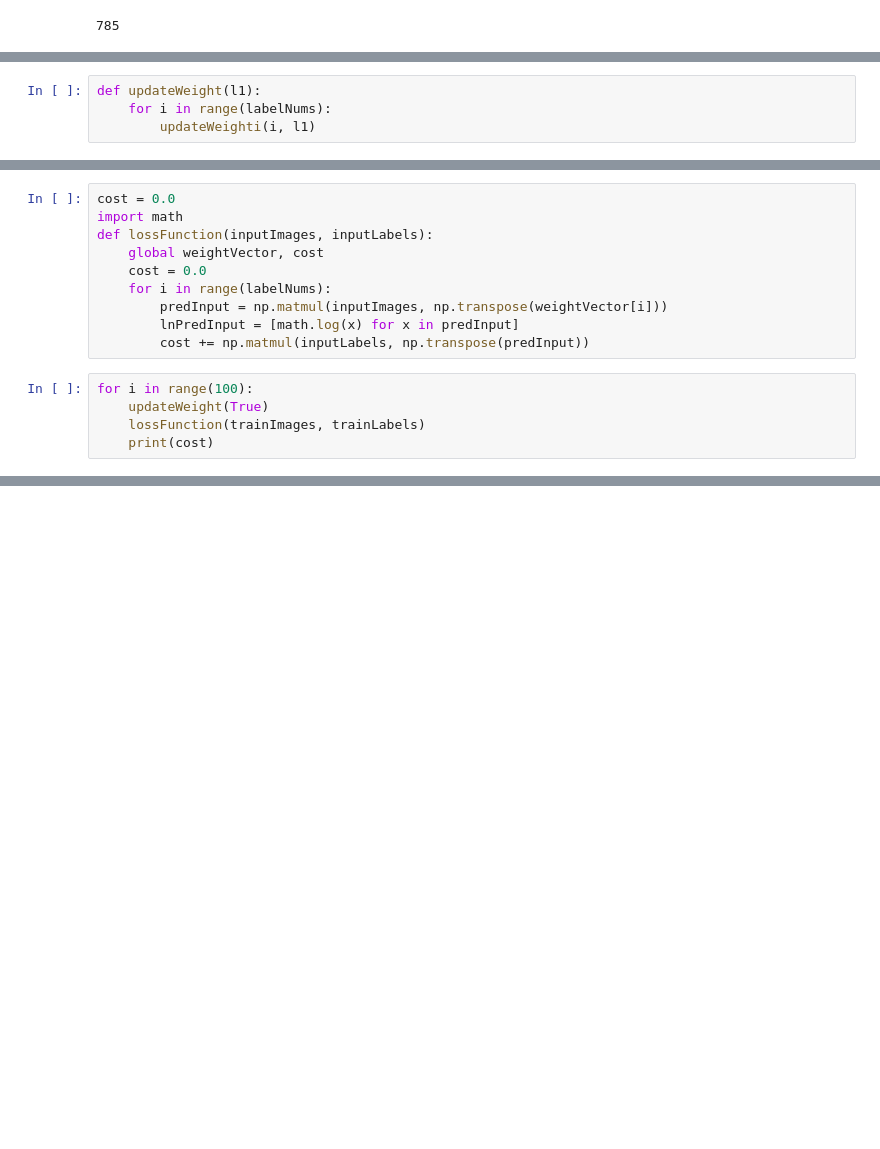
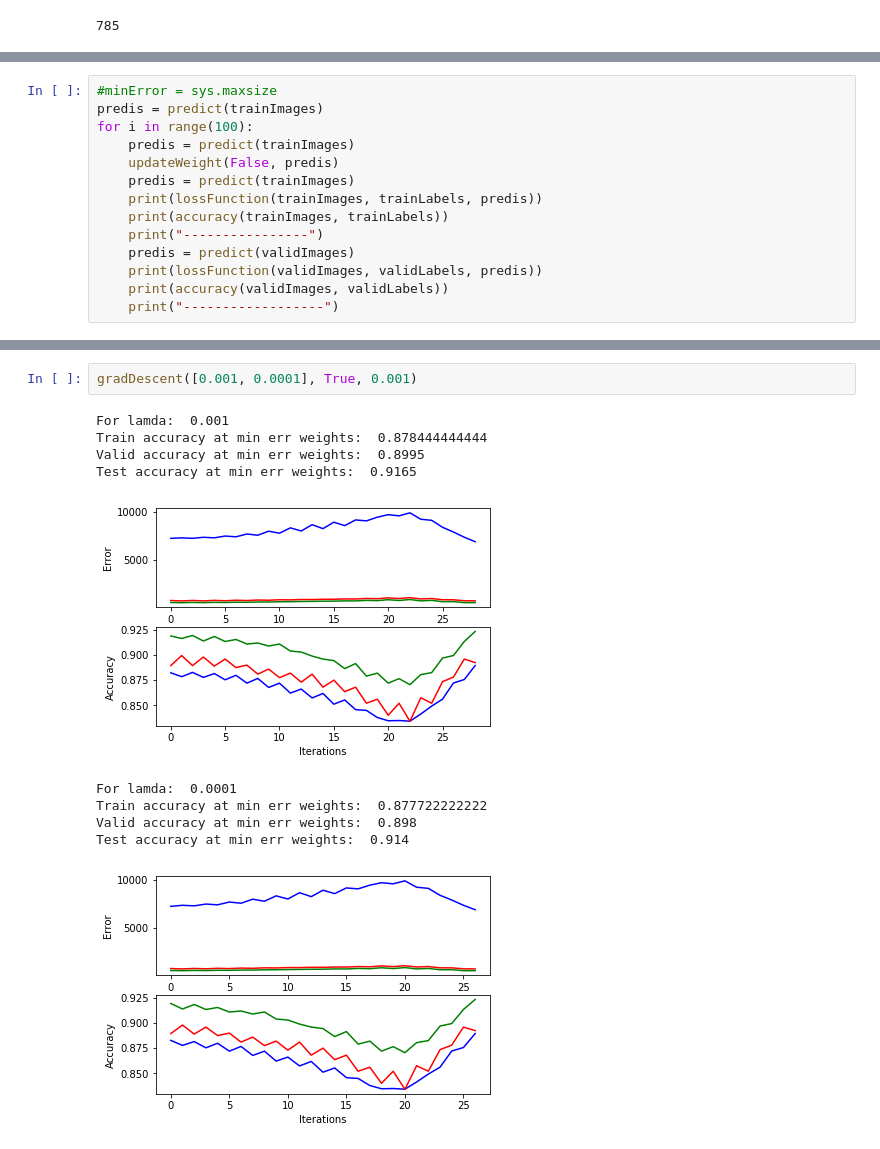
Before and after one commit to divya-pitta/neuralnets253, a Jupyter notebook: HW1/SoftmaxRegressionViaGradientDescent.ipynb, the cells around one changed output, grey strips where cells are left out. Saved outputs shown, nothing was run; the diff lists cells and outputs as text; blank space fills up the shorter version.

Commit message:
Softmax, some weird errors though

```diff
--- a/HW1/SoftmaxRegressionViaGradientDescent.ipynb
+++ b/HW1/SoftmaxRegressionViaGradientDescent.ipynb
@@ -47,4 +110,0 @@ def updateWeighti(i, l1):
-# %%
-def updateWeight(l1):
-    for i in range(labelNums):
-        updateWeighti(i, l1)
@@ -73,15 +110,0 @@ print(weightVector[0])
-# %%
-cost = 0.0
-import math
-def lossFunction(inputImages, inputLabels):
-    global weightVector, cost
-    cost = 0.0
-    for i in range(labelNums):
-        predInput = np.matmul(inputImages, np.transpose(weightVector[i]))
-        lnPredInput = [math.log(x) for x in predInput]
-        cost += np.matmul(inputLabels, np.transpose(predInput))
-# %%
-for i in range(100):
-    updateWeight(True)
-    lossFunction(trainImages, trainLabels)
-    print(cost)
@@ -90,0 +111,14 @@ ValueError: math domain error
+# %%
+#minError = sys.maxsize
+predis = predict(trainImages)
+for i in range(100):
+    predis = predict(trainImages)
+    updateWeight(False, predis)
+    predis = predict(trainImages)
+    print(lossFunction(trainImages, trainLabels, predis))
+    print(accuracy(trainImages, trainLabels))
+    print("----------------")
+    predis = predict(validImages)
+    print(lossFunction(validImages, validLabels, predis))
+    print(accuracy(validImages, validLabels))
+    print("------------------")
@@ -90,0 +222,13 @@ ValueError: math domain error
+# %%
+gradDescent([0.001, 0.0001], True, 0.001)
+# %% [output]
+For lamda:  0.001
+Train accuracy at min err weights:  0.878444444444
+Valid accuracy at min err weights:  0.8995
+Test accuracy at min err weights:  0.9165
+[figure, added]
+For lamda:  0.0001
+Train accuracy at min err weights:  0.877722222222
+Valid accuracy at min err weights:  0.898
+Test accuracy at min err weights:  0.914
+[figure, added]
```
Also changed, not shown: parts of 13 cells of this notebook.
